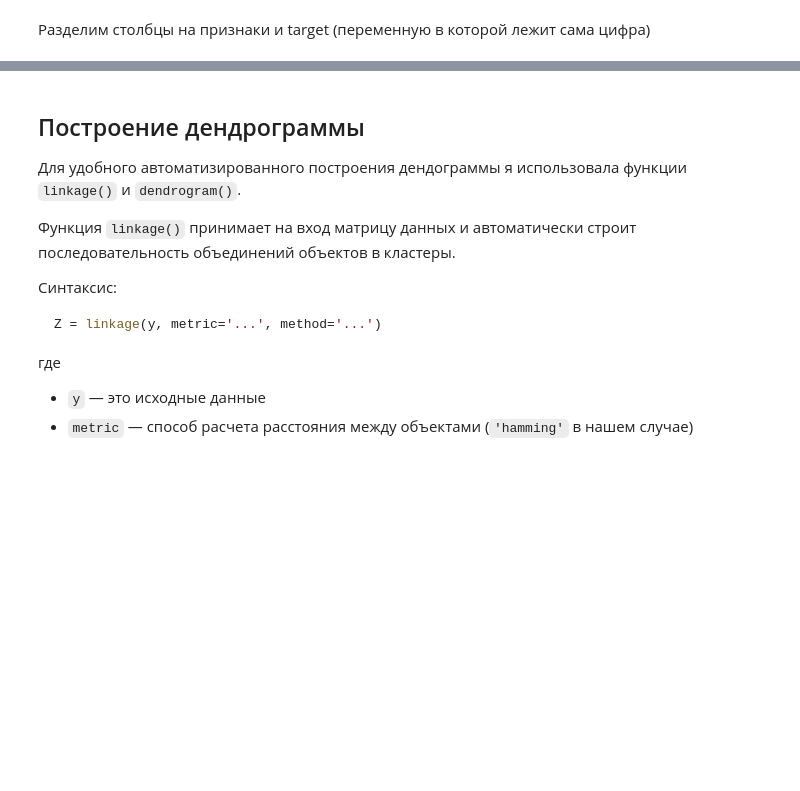
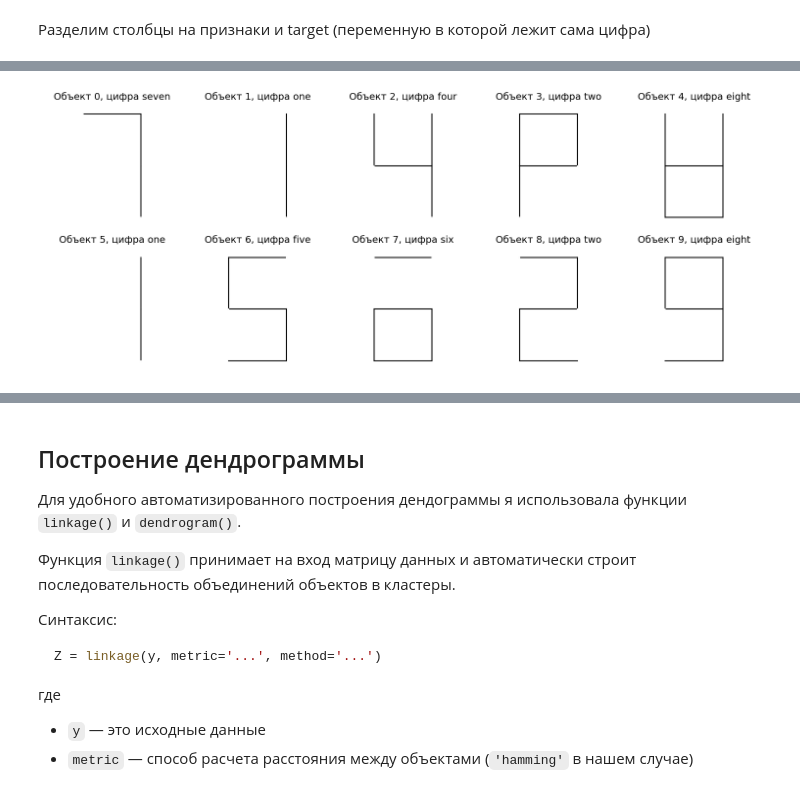
Before and after one commit to kathykkKk/python-data-analysis, a Jupyter notebook: HW1/lab1.ipynb, the cells around one changed output, grey strips where cells are left out. Saved outputs shown, nothing was run; the diff lists cells and outputs as text; code cells hidden in the pictures; blank space fills up the shorter version.

```diff
--- a/HW1/lab1.ipynb
+++ b/HW1/lab1.ipynb
@@ -82,0 +208,15 @@ y = df[target]
+# %%
+n = 10
+cols = 5
+rows = math.ceil(n / cols)
+
+fig, axes = plt.subplots(rows, cols, figsize=(cols * 3, rows * 3))
+axes = axes.flatten()
+
+for i in range(n):
+    draw_digit_on_ax(i, axes[i])
+
+plt.tight_layout()
+plt.show()
+# %% [output]
+[figure, added]
```
Also changed, not shown: parts of 37 cells of this notebook, 3 other files.
